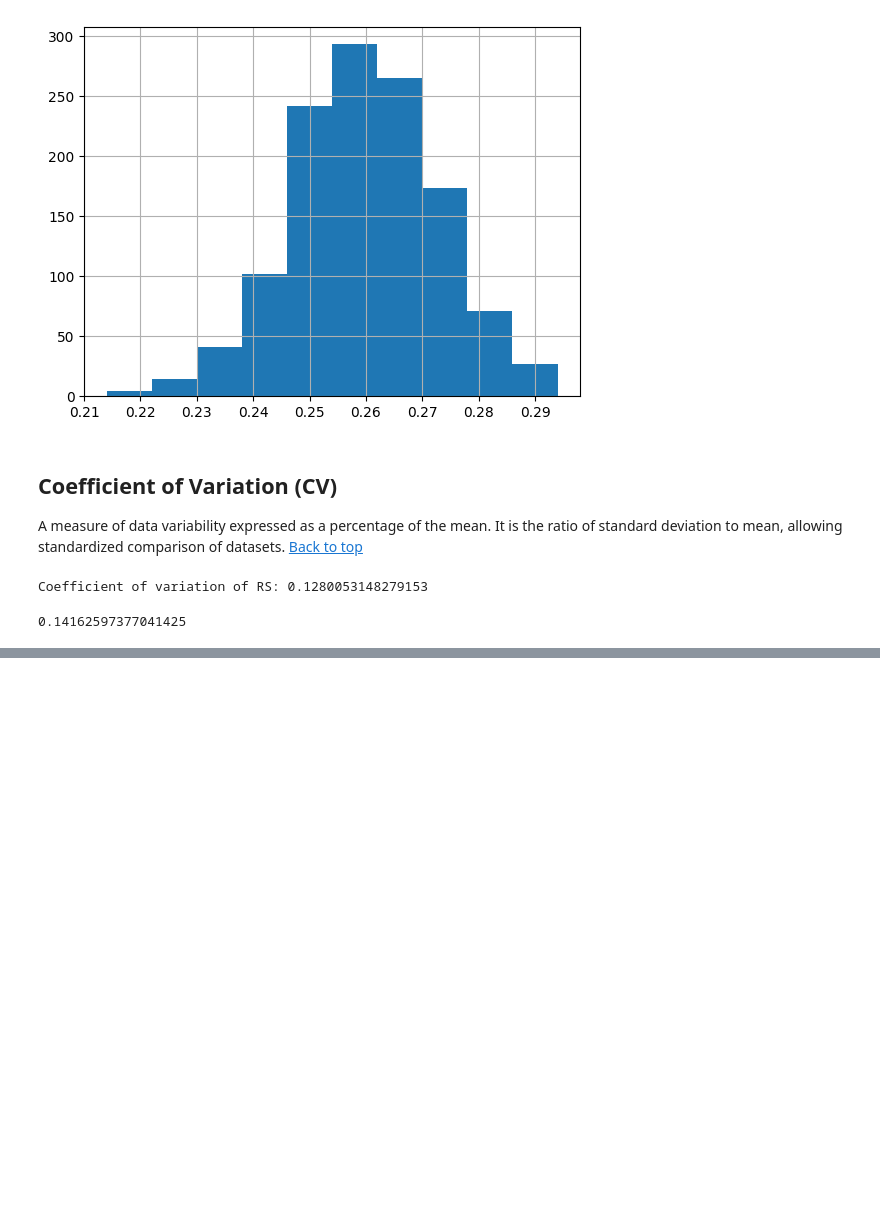
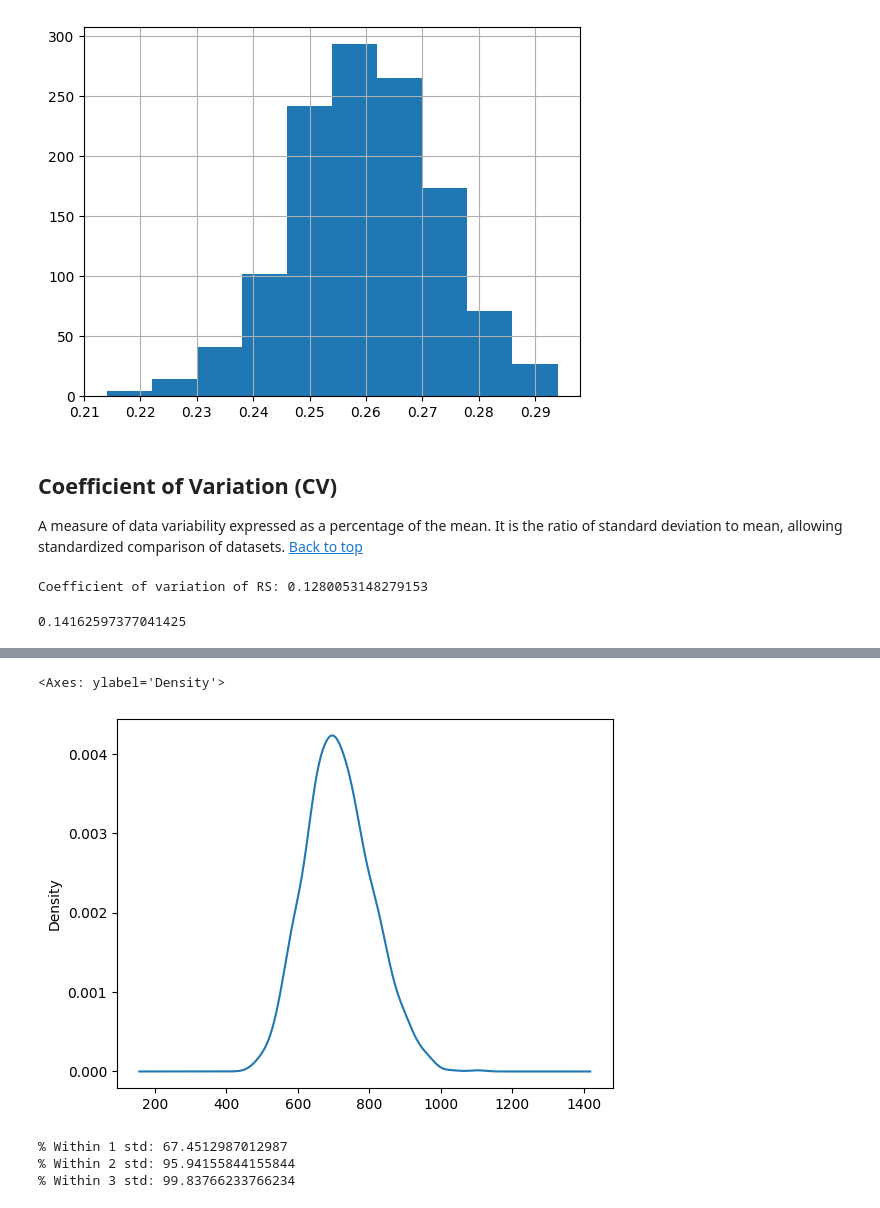
Before and after one commit to hllqna/inferential_statistics, a Jupyter notebook: descriptive_stats.ipynb, the cells around one changed output, grey strips where cells are left out. Saved outputs shown, nothing was run; the diff lists cells and outputs as text; code cells hidden in the pictures; blank space fills up the shorter version.

```diff
--- a/descriptive_stats.ipynb
+++ b/descriptive_stats.ipynb
@@ -178,0 +283,16 @@ print(df.W.std()/df.W.mean())
+# %%
+df.RA.plot.density()
+# %% [output]
+<Axes: ylabel='Density'>
+[figure, added]
+# %%
+# 68-95-99-check for RA
+for i in range(1,4):
+    print(f"% Within {i} std: {
+    df.loc[(df.RA >= df.RA.mean() - i * df.RA.std()) &
+        (df.RA <= df.RA.mean() + i * df.RA.std())].RA.count()*100
+        /df.RA.count()}")
+# %% [output]
+% Within 1 std: 67.4512987012987
+% Within 2 std: 95.94155844155844
+% Within 3 std: 99.83766233766234
```
Also changed, not shown: parts of 11 cells of this notebook.
